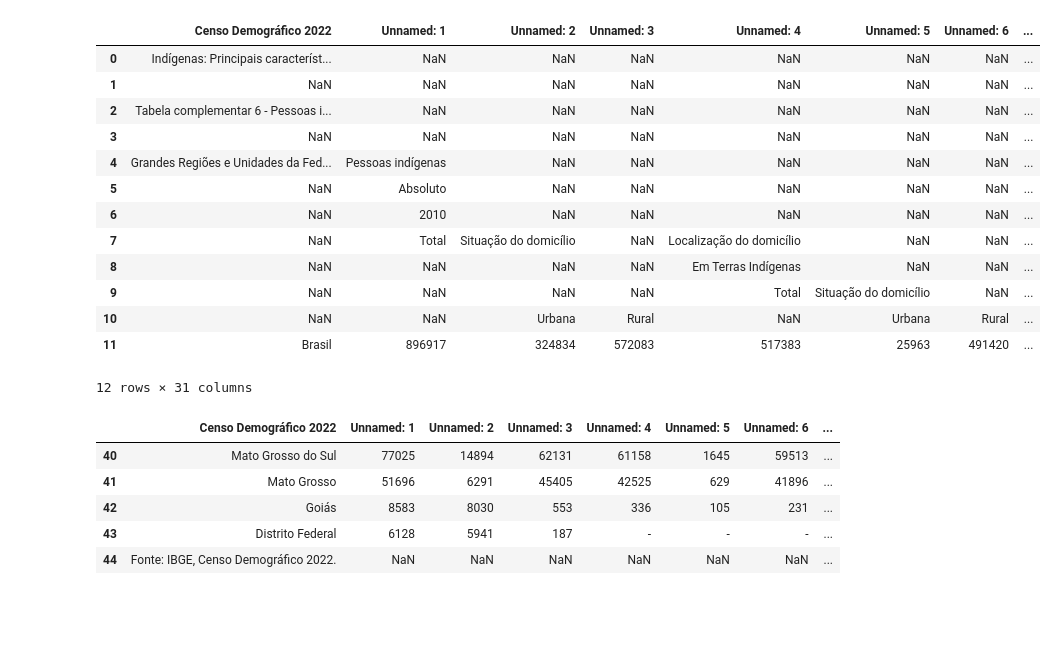
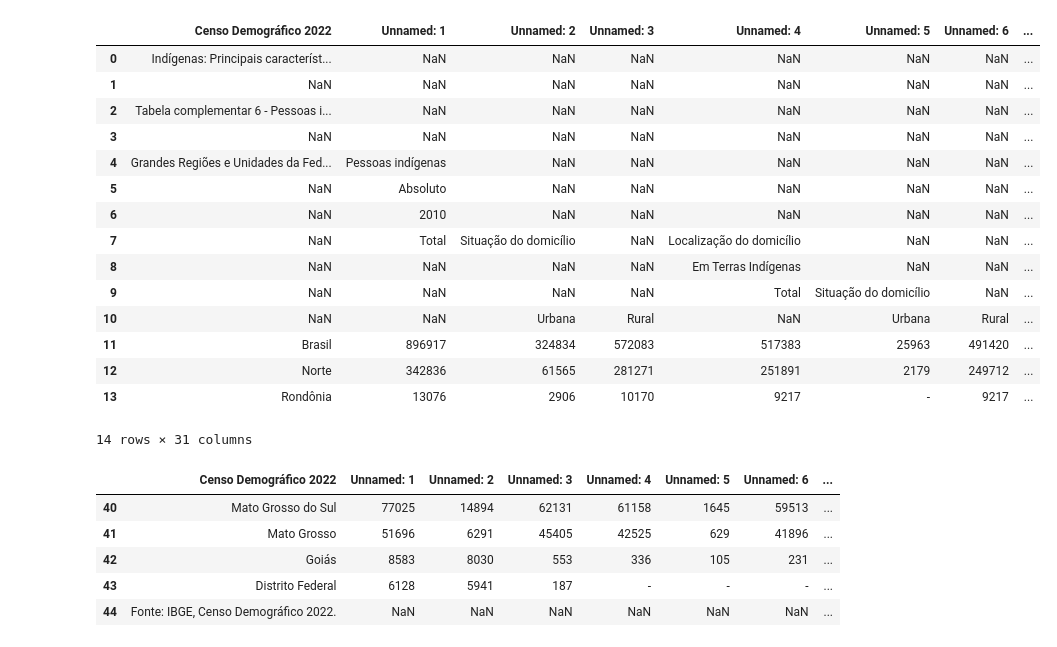
Before and after one commit to LUCASDNORONHA/exploracao-dados-indigenas-2010-2022, a Jupyter notebook: notebooks/01_preprocessing.ipynb, the cells around one changed output. Saved outputs shown, nothing was run; the diff lists cells and outputs as text; code cells hidden in the pictures; blank space fills up the shorter version.

```diff
--- a/notebooks/01_preprocessing.ipynb
+++ b/notebooks/01_preprocessing.ipynb
@@ -25,3 +42,3 @@ import numpy as np
 # %%
-db = pd.read_excel("../data/raw/indigenas_2010_2022.xlsx")
+df_indigenas = pd.read_excel("../data/raw/indigenas_2010_2022.xlsx")
 # %% [markdown]
@@ -41,18 +60,20 @@ Esses elementos evidenciam a limitação do **Pandas** em interpretar automatica
 # %%
-db.head(12) # Mostra as primeiras 12 linhas
+df_indigenas.head(14) # Mostra as primeiras 14 linhas
 # %% [output]
 |  | Censo Demográfico 2022 | Unnamed: 1 | Unnamed: 2 | Unnamed: 3 | Unnamed: 4 | Unnamed: 5 | Unnamed: 6 | ... |
 | 0 | Indígenas: Principais característ... | NaN | NaN | NaN | NaN | NaN | NaN | ... |
 | 1 | NaN | NaN | NaN | NaN | NaN | NaN | NaN | ... |
 | 2 | Tabela complementar 6 - Pessoas i... | NaN | NaN | NaN | NaN | NaN | NaN | ... |
 | 3 | NaN | NaN | NaN | NaN | NaN | NaN | NaN | ... |
 | 4 | Grandes Regiões e Unidades da Fed... | Pessoas indígenas | NaN | NaN | NaN | NaN | NaN | ... |
 | 5 | NaN | Absoluto | NaN | NaN | NaN | NaN | NaN | ... |
 | 6 | NaN | 2010 | NaN | NaN | NaN | NaN | NaN | ... |
 | 7 | NaN | Total | Situação do domicílio | NaN | Localização do domicílio | NaN | NaN | ... |
 | 8 | NaN | NaN | NaN | NaN | Em Terras Indígenas | NaN | NaN | ... |
 | 9 | NaN | NaN | NaN | NaN | Total | Situação do domicílio | NaN | ... |
 | 10 | NaN | NaN | Urbana | Rural | NaN | Urbana | Rural | ... |
 | 11 | Brasil | 896917 | 324834 | 572083 | 517383 | 25963 | 491420 | ... |
+| 12 | Norte | 342836 | 61565 | 281271 | 251891 | 2179 | 249712 | ... |
+| 13 | Rondônia | 13076 | 2906 | 10170 | 9217 | - | 9217 | ... |
-12 rows × 31 columns
+14 rows × 31 columns
 # %%
```
Also changed, not shown: parts of 42 cells of this notebook, 5 other files.
